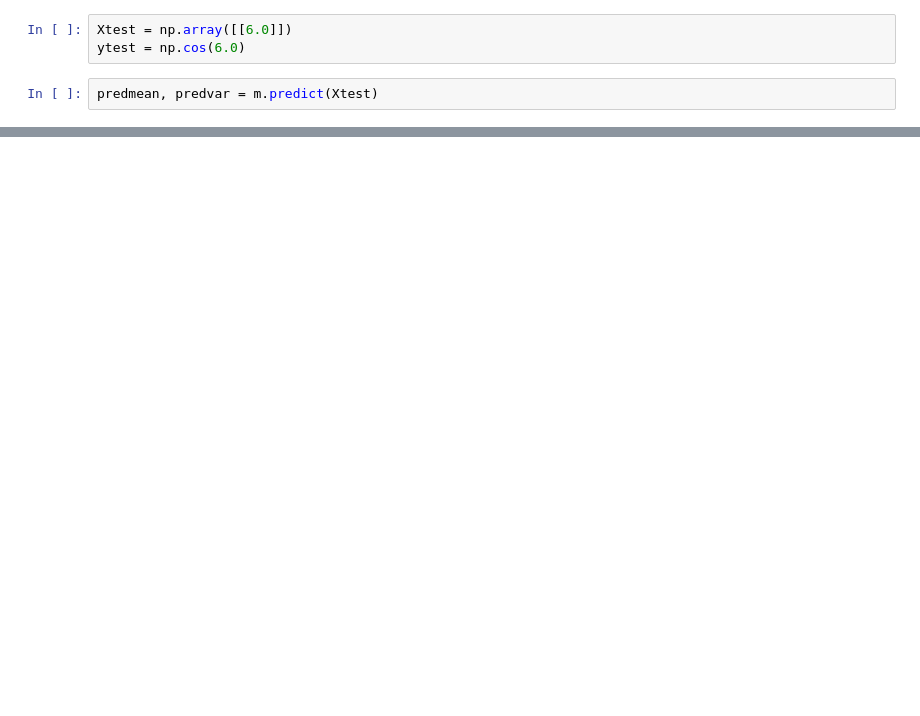
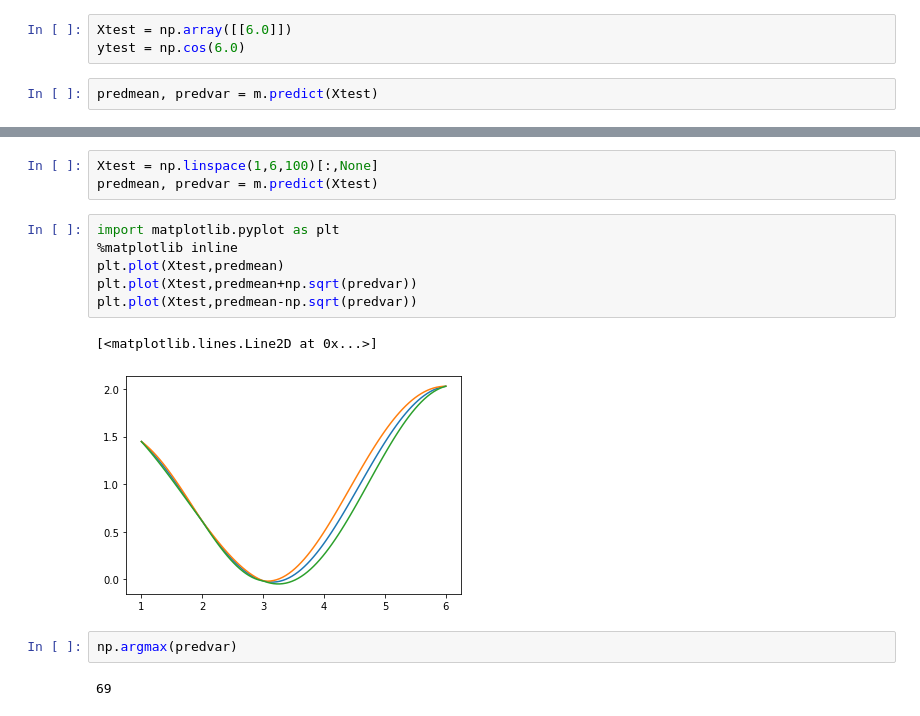
Before and after one commit to lionfish0/experimentation, a Jupyter notebook: Yucheng notebook.ipynb, the cells around one changed output, grey strips where cells are left out. Drawn from its saved outputs; the diff is of its cells as text; blank space fills up the shorter version.

```diff
--- a/Yucheng notebook.ipynb
+++ b/Yucheng notebook.ipynb
@@ -56,0 +57,16 @@ probdensity = scipy.stats.norm(predmean[0,0],np.sqrt(predvar[0,0])).pdf(ytest)
+# %%
+Xtest = np.linspace(1,6,100)[:,None]
+predmean, predvar = m.predict(Xtest)
+# %%
+import matplotlib.pyplot as plt
+%matplotlib inline
+plt.plot(Xtest,predmean)
+plt.plot(Xtest,predmean+np.sqrt(predvar))
+plt.plot(Xtest,predmean-np.sqrt(predvar))
+# %% [output]
+[<matplotlib.lines.Line2D at 0x...>]
+[figure, added]
+# %%
+np.argmax(predvar)
+# %% [output]
+69
```
Also changed, not shown: parts of 3 cells of this notebook.
